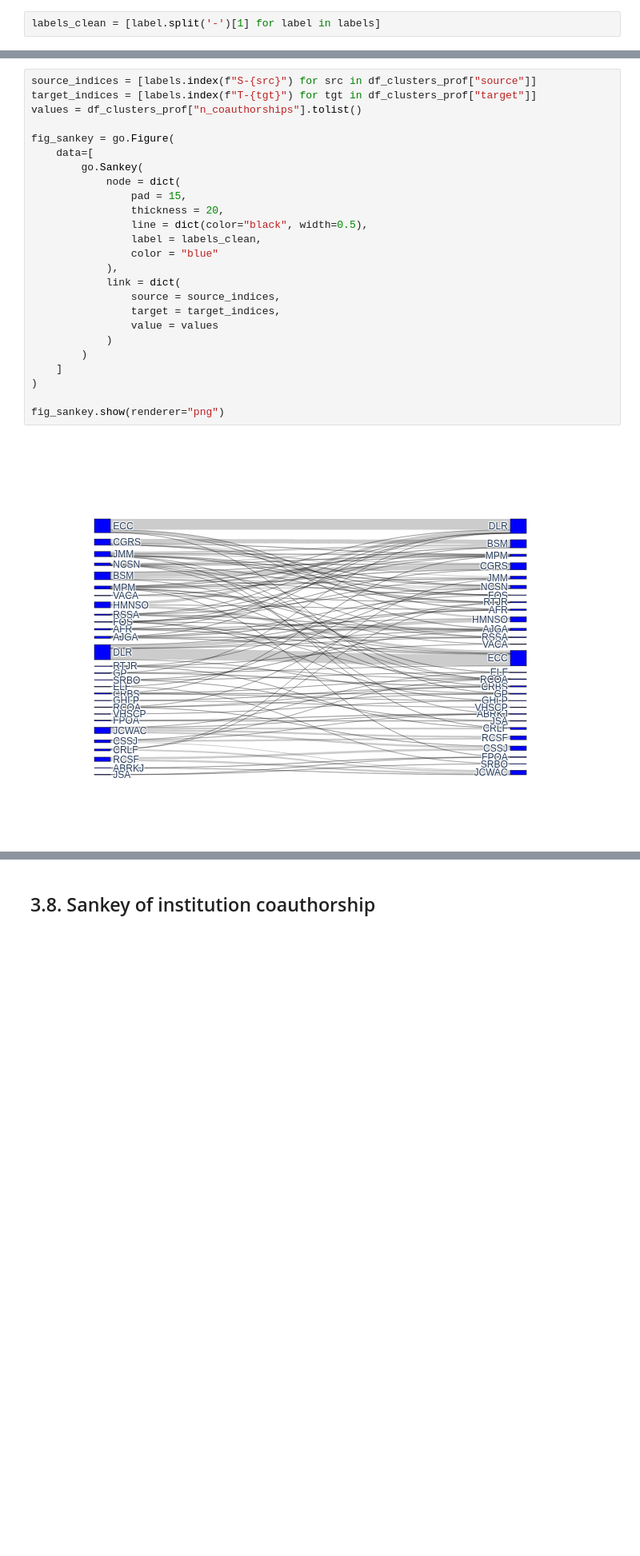
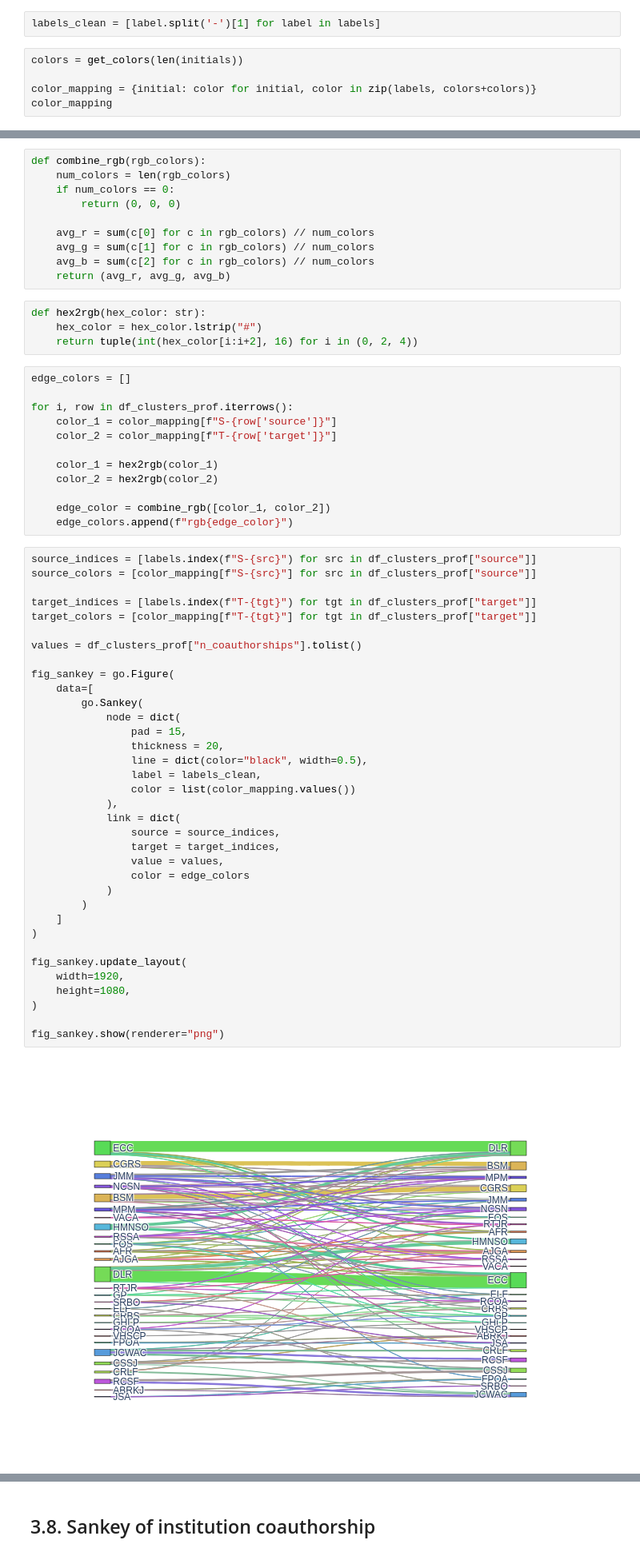
Before and after one commit to jeojildo/ppgcc-coautorias, a Jupyter notebook: notebooks/04-visualization.ipynb, the cells around one changed output, grey strips where cells are left out. Shown at 80% size. Drawn from its saved outputs; the diff is of its cells as text; blank space fills up the shorter version.

```diff
--- a/notebooks/04-visualization.ipynb
+++ b/notebooks/04-visualization.ipynb
@@ -499,3 +1010,8 @@ labels
  'T-VHSCP']
 # %%
 labels_clean = [label.split('-')[1] for label in labels]
+# %%
+colors = get_colors(len(initials))
+
+color_mapping = {initial: color for initial, color in zip(labels, colors+colors)}
+color_mapping
@@ -502,27 +1036,63 @@ labels_clean = [label.split('-')[1] for label in labels]
+# %%
+def combine_rgb(rgb_colors):
+    num_colors = len(rgb_colors)
+    if num_colors == 0:
+        return (0, 0, 0)
+
+    avg_r = sum(c[0] for c in rgb_colors) // num_colors
+    avg_g = sum(c[1] for c in rgb_colors) // num_colors
+    avg_b = sum(c[2] for c in rgb_colors) // num_colors
+    return (avg_r, avg_g, avg_b)
+# %%
+def hex2rgb(hex_color: str):
+    hex_color = hex_color.lstrip("#")
+    return tuple(int(hex_color[i:i+2], 16) for i in (0, 2, 4))
+# %%
+edge_colors = []
+
+for i, row in df_clusters_prof.iterrows():
+    color_1 = color_mapping[f"S-{row['source']}"]
+    color_2 = color_mapping[f"T-{row['target']}"]
+
+    color_1 = hex2rgb(color_1)
+    color_2 = hex2rgb(color_2)
+
+    edge_color = combine_rgb([color_1, color_2])
+    edge_colors.append(f"rgb{edge_color}")
 # %%
 source_indices = [labels.index(f"S-{src}") for src in df_clusters_prof["source"]]
+source_colors = [color_mapping[f"S-{src}"] for src in df_clusters_prof["source"]]
+
 target_indices = [labels.index(f"T-{tgt}") for tgt in df_clusters_prof["target"]]
+target_colors = [color_mapping[f"T-{tgt}"] for tgt in df_clusters_prof["target"]]
+
 values = df_clusters_prof["n_coauthorships"].tolist()
 
 fig_sankey = go.Figure(
     data=[
         go.Sankey(
             node = dict(
                 pad = 15,
                 thickness = 20,
                 line = dict(color="black", width=0.5),
                 label = labels_clean,
-                color = "blue"
+                color = list(color_mapping.values())
             ),
             link = dict(
                 source = source_indices,
                 target = target_indices,
-                value = values
+                value = values,
+                color = edge_colors
             )
         )
     ]
 )
 
+fig_sankey.update_layout(
+    width=1920,
+    height=1080,
+)
+
 fig_sankey.show(renderer="png")
 # %% [output]
-[figure, old version]
+[figure, new version]
```
Also changed, not shown: parts of 33 cells of this notebook.
